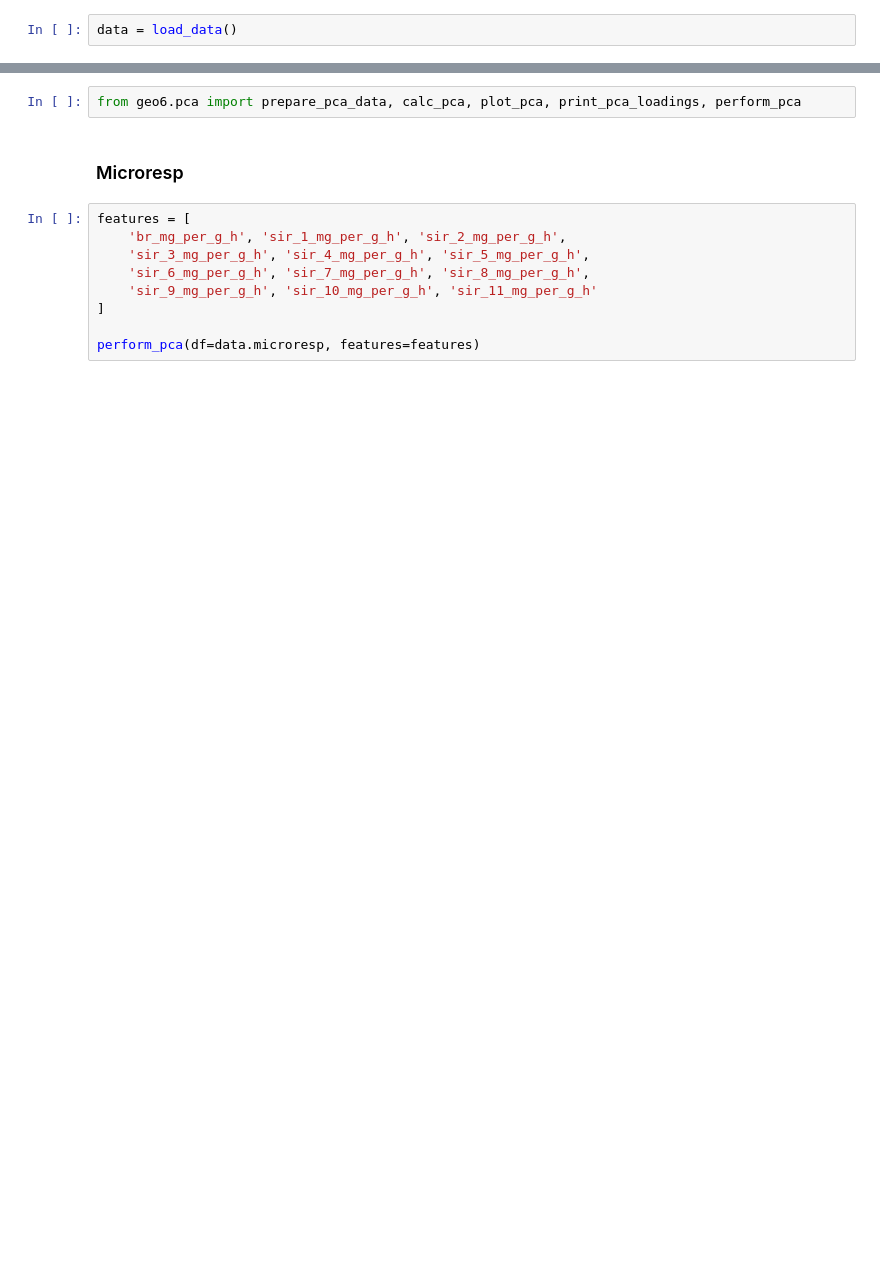
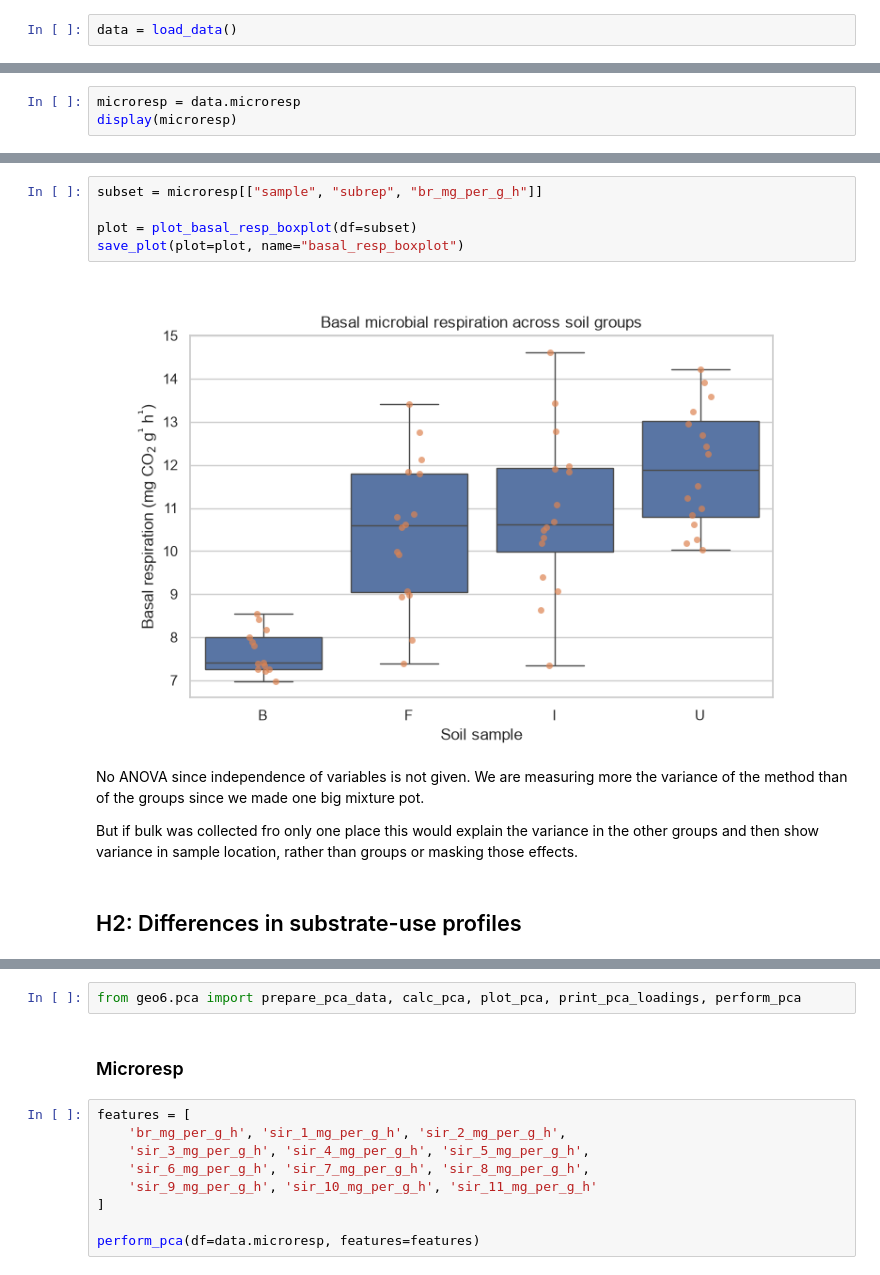
Before and after one commit to danielsehr/GEO6, a Jupyter notebook: src/geo6/main.ipynb, the cells around one changed output, grey strips where cells are left out. Drawn from its saved outputs; the diff is of its cells as text; blank space fills up the shorter version.

```diff
--- a/src/geo6/main.ipynb
+++ b/src/geo6/main.ipynb
@@ -19,0 +24,3 @@ data = load_data()
+# %%
+microresp = data.microresp
+display(microresp)
@@ -19,0 +41,13 @@ data = load_data()
+# %%
+subset = microresp[["sample", "subrep", "br_mg_per_g_h"]]
+
+plot = plot_basal_resp_boxplot(df=subset)
+save_plot(plot=plot, name="basal_resp_boxplot")
+# %% [output]
+[figure, added]
+# %% [markdown]
+No ANOVA since independence of variables is not given. We are measuring more the variance of the method than of the groups since we made one big mixture pot.
+
+But if bulk was collected fro only one place this would explain the variance in the other groups and then show variance in sample location, rather than groups or masking those effects.
+# %% [markdown]
+## H2: Differences in substrate-use profiles
```
Also changed, not shown: parts of 15 cells of this notebook, 3 other files.
